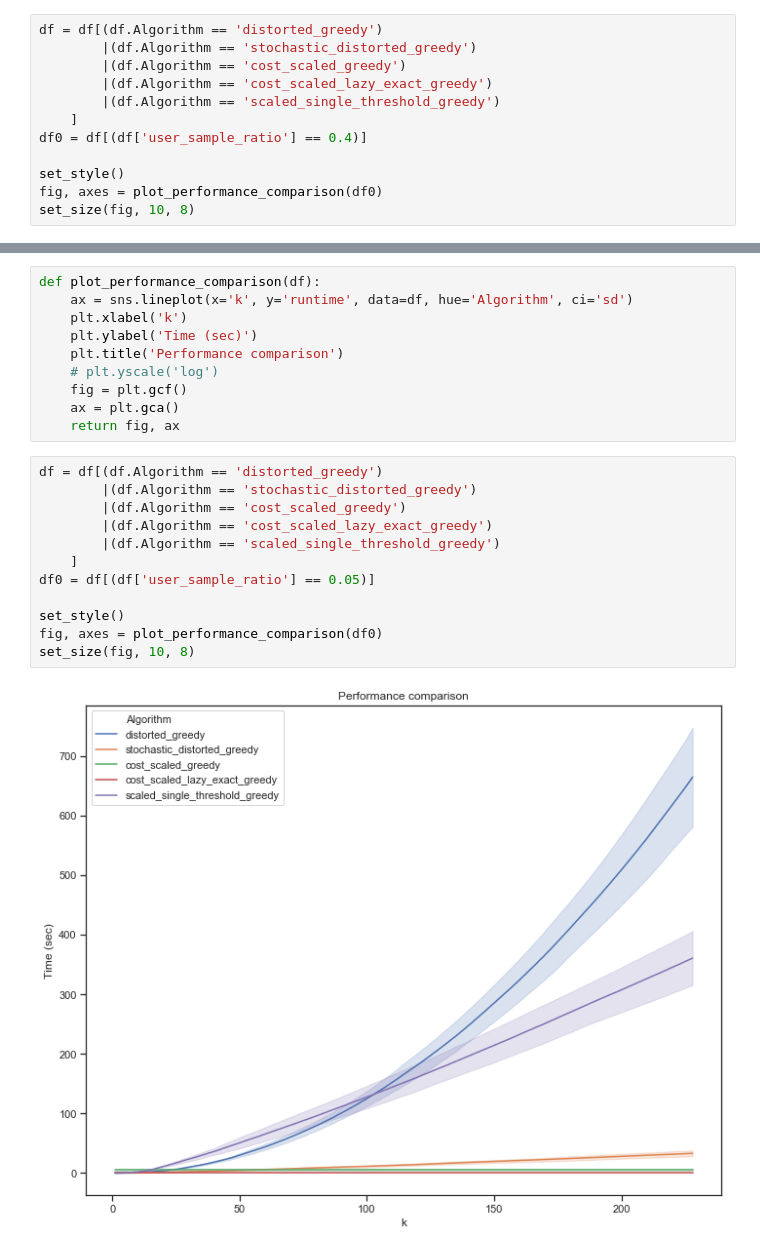
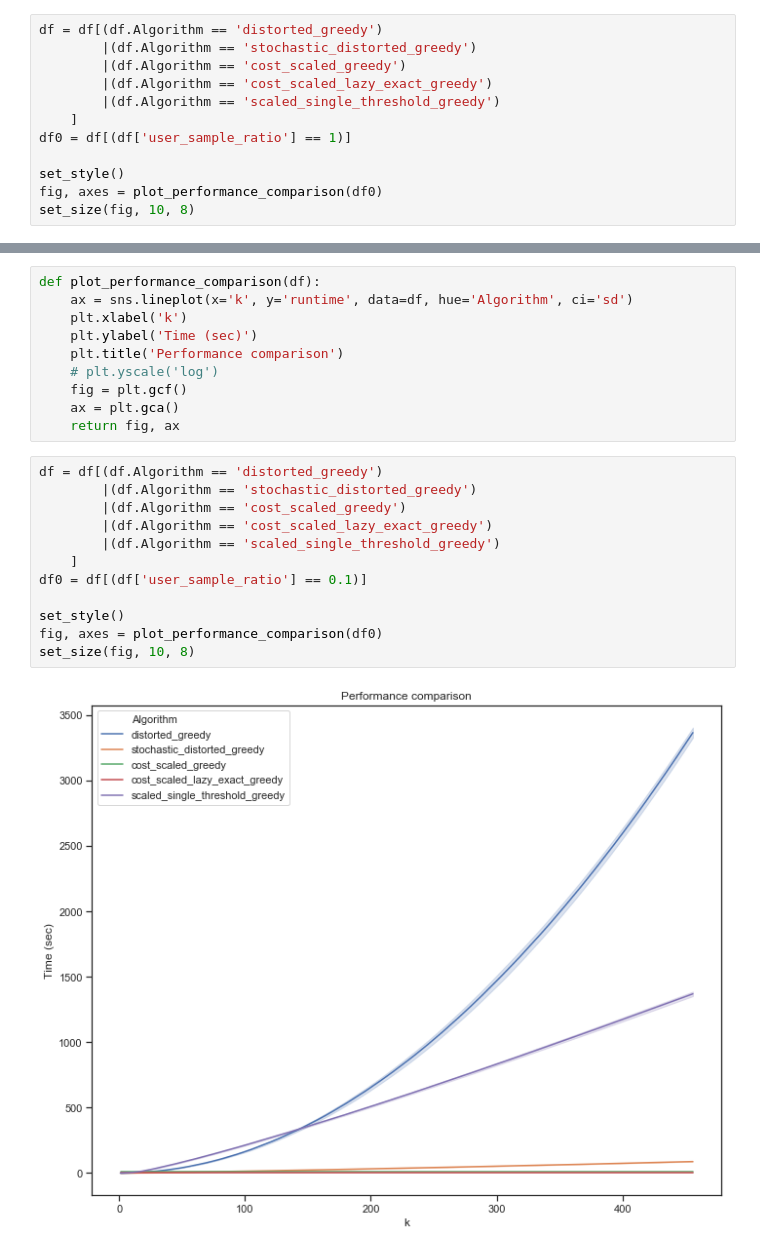
Before and after one commit to smnikolakaki/submodular-linear-cost-maximization, a Jupyter notebook: jupyter/Experiment_constrained_problem.ipynb, the cells around one changed output, grey strips where cells are left out. Cells and saved outputs as stored; diff of their text form.

```diff
--- a/jupyter/Experiment_constrained_problem.ipynb
+++ b/jupyter/Experiment_constrained_problem.ipynb
@@ -95,7 +95,7 @@ df = df[(df.Algorithm == 'distorted_greedy')
         |(df.Algorithm == 'cost_scaled_lazy_exact_greedy')
         |(df.Algorithm == 'scaled_single_threshold_greedy')
     ]
-df0 = df[(df['user_sample_ratio'] == 0.4)]
+df0 = df[(df['user_sample_ratio'] == 1)]
 
 set_style()
 fig, axes = plot_performance_comparison(df0)
@@ -155,14 +155,14 @@ def plot_performance_comparison(df):
 # %%
 df = df[(df.Algorithm == 'distorted_greedy')
         |(df.Algorithm == 'stochastic_distorted_greedy')
         |(df.Algorithm == 'cost_scaled_greedy')
         |(df.Algorithm == 'cost_scaled_lazy_exact_greedy')
         |(df.Algorithm == 'scaled_single_threshold_greedy')
     ]
-df0 = df[(df['user_sample_ratio'] == 0.05)]
+df0 = df[(df['user_sample_ratio'] == 0.1)]
 
 set_style()
 fig, axes = plot_performance_comparison(df0)
 set_size(fig, 10, 8)
 # %% [output]
-[figure, old version]
+[figure, new version]
```
Also changed, not shown: parts of 2 cells of this notebook, 3 other files.
